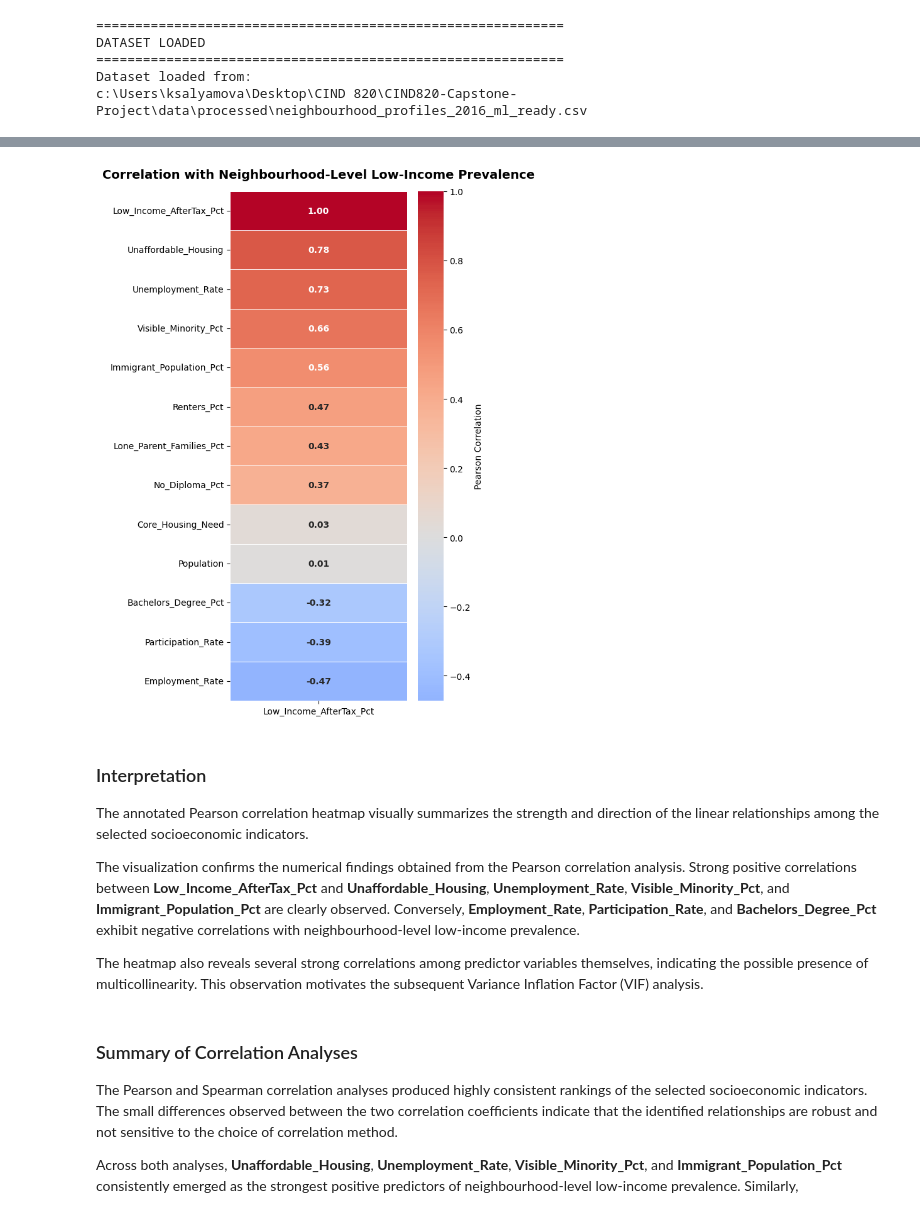
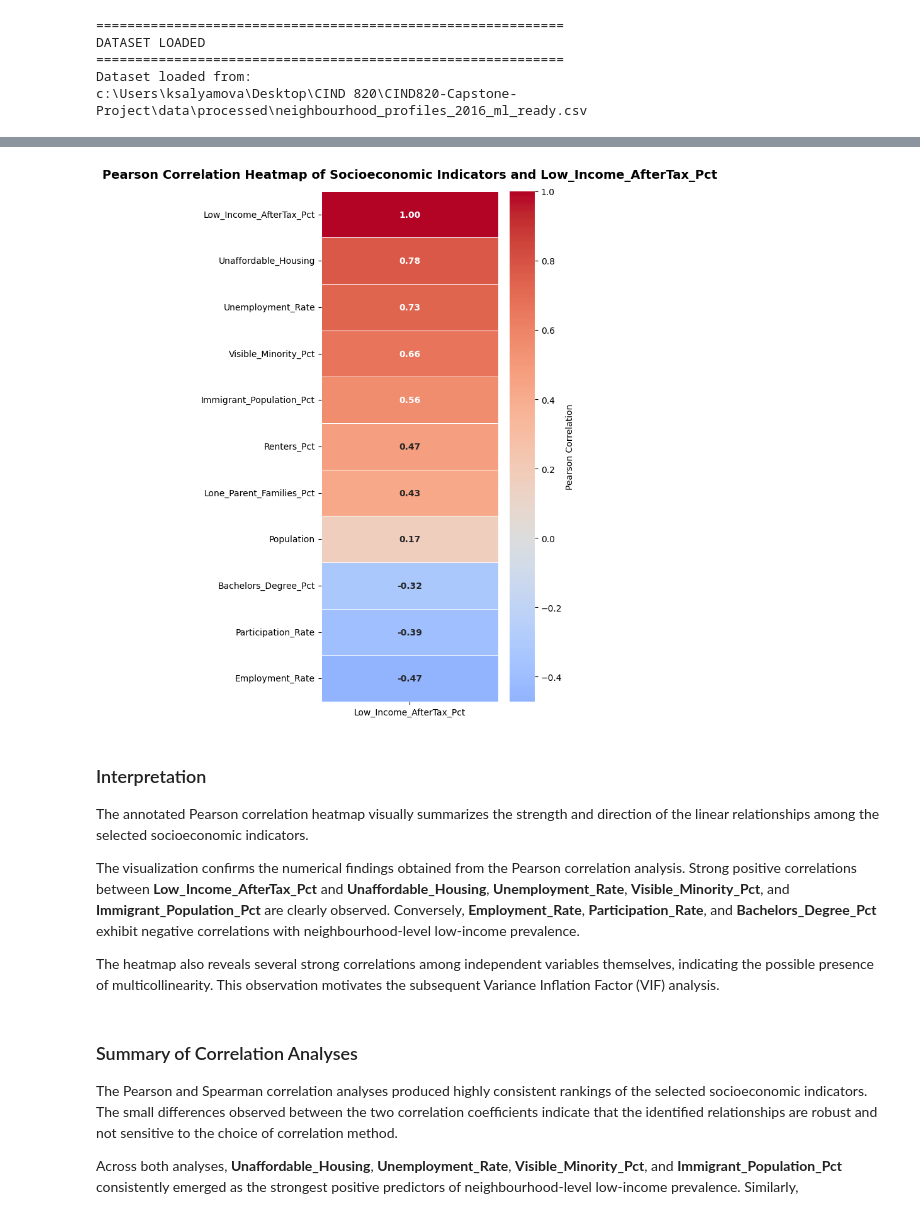
Before and after one commit to ksalyamova/CIND820-Capstone-Project, a Jupyter notebook: notebooks/01_2016_dataset/02_Feature_Relationship_Analysis.ipynb, the cells around one changed output, grey strips where cells are left out. Saved outputs shown, nothing was run; the diff lists cells and outputs as text; code cells hidden in the pictures.

```diff
--- a/notebooks/01_2016_dataset/02_Feature_Relationship_Analysis.ipynb
+++ b/notebooks/01_2016_dataset/02_Feature_Relationship_Analysis.ipynb
@@ -224,17 +214,14 @@ count_variables = [
     "Lone_Parent_Families"]
 
 for column in count_variables:
-    df[column + "_Pct"] = (
-        df[column] / df["Population"]
-    ) * 100
+    df[column + "_Pct"] = (df[column] / df["Population"]) * 100
 
 print("=" * 60)
 print("FEATURE NORMALIZATION COMPLETE")
 print("=" * 60)
 
 display(
-    df[
-        [
+    df[[
             "Neighbourhood",
             "Population",
             "Bachelors_Degree",
@@ -262,0 +242,12 @@ These normalized variables will be used throughout the remainder of the statisti
+# %%
+# Replace count-based variables with percentage-based variables
+
+df = df.drop(columns=[
+    "Bachelors_Degree",
+    "No_Diploma",
+    "Immigrant_Population",
+    "Visible_Minority",
+    "Renters",
+    "Lone_Parent_Families"])
+
+print(df.columns)
@@ -322,5 +311,5 @@ The resulting correlation coefficients provide quantitative evidence for identif
 # %%
-# Variables for Correlation Analysis
+# Create DataFrame for Feature Relationship Analysis
 
 correlation_df = df[
     [
@@ -329,12 +318,14 @@ correlation_df = df[
         "Employment_Rate",
         "Unemployment_Rate",
         "Bachelors_Degree_Pct",
-        "No_Diploma_Pct",
+        "Visible_Minority_Pct",
         "Immigrant_Population_Pct",
-        "Visible_Minority_Pct",
         "Renters_Pct",
-        "Core_Housing_Need",
+        "Lone_Parent_Families_Pct",
         "Unaffordable_Housing",
-        "Lone_Parent_Families_Pct",
         "Low_Income_AfterTax_Pct"
-    ]]
+    ]
+].copy()
+
+print(f"Correlation DataFrame Shape: {correlation_df.shape}")
+display(correlation_df.head())
@@ -701,40 +660,39 @@ plt.show()
 # %%
-# Pearson Correlation with Target Variable
+# Pearson Correlation with Dependent Variable (LIM-AT)
 
 plt.figure(figsize=(6, 9))
 
 target_corr = pearson_corr[["Low_Income_AfterTax_Pct"]].sort_values(
     by="Low_Income_AfterTax_Pct",
     ascending=False)
 
 sns.heatmap(
     target_corr,
     annot=True,
     fmt=".2f",
     cmap="coolwarm",
     center=0,
     linewidths=0.5,
     linecolor="white",
     annot_kws={
         "size": 10,
-        "weight": "bold"
-    },
+        "weight": "bold"    },
     cbar_kws={
         "label": "Pearson Correlation"    })
 
 plt.title(
-    "Correlation with Neighbourhood-Level Low-Income Prevalence",
+    "Pearson Correlation Heatmap of Socioeconomic Indicators and Low_Income_AfterTax_Pct",
     fontsize=14,
     fontweight="bold",
     pad=15)
 
 plt.yticks(rotation=0)
 
 plt.tight_layout()
 
 plt.show()
 # %% [output]
-[figure, old version]
+[figure, new version]
 # %% [markdown]
 ### Interpretation
 
@@ -742,7 +700,7 @@ The annotated Pearson correlation heatmap visually summarizes the strength and d
 
 The visualization confirms the numerical findings obtained from the Pearson correlation analysis. Strong positive correlations between **Low_Income_AfterTax_Pct** and **Unaffordable_Housing**, **Unemployment_Rate**, **Visible_Minority_Pct**, and **Immigrant_Population_Pct** are clearly observed. Conversely, **Employment_Rate**, **Participation_Rate**, and **Bachelors_Degree_Pct** exhibit negative correlations with neighbourhood-level low-income prevalence.
 
-The heatmap also reveals several strong correlations among predictor variables themselves, indicating the possible presence of multicollinearity. This observation motivates the subsequent Variance Inflation Factor (VIF) analysis.
+The heatmap also reveals several strong correlations among independent variables themselves, indicating the possible presence of multicollinearity. This observation motivates the subsequent Variance Inflation Factor (VIF) analysis.
 # %% [markdown]
 ### Summary of Correlation Analyses
 
```
Also changed, not shown: parts of 52 cells of this notebook, 28 other files.
